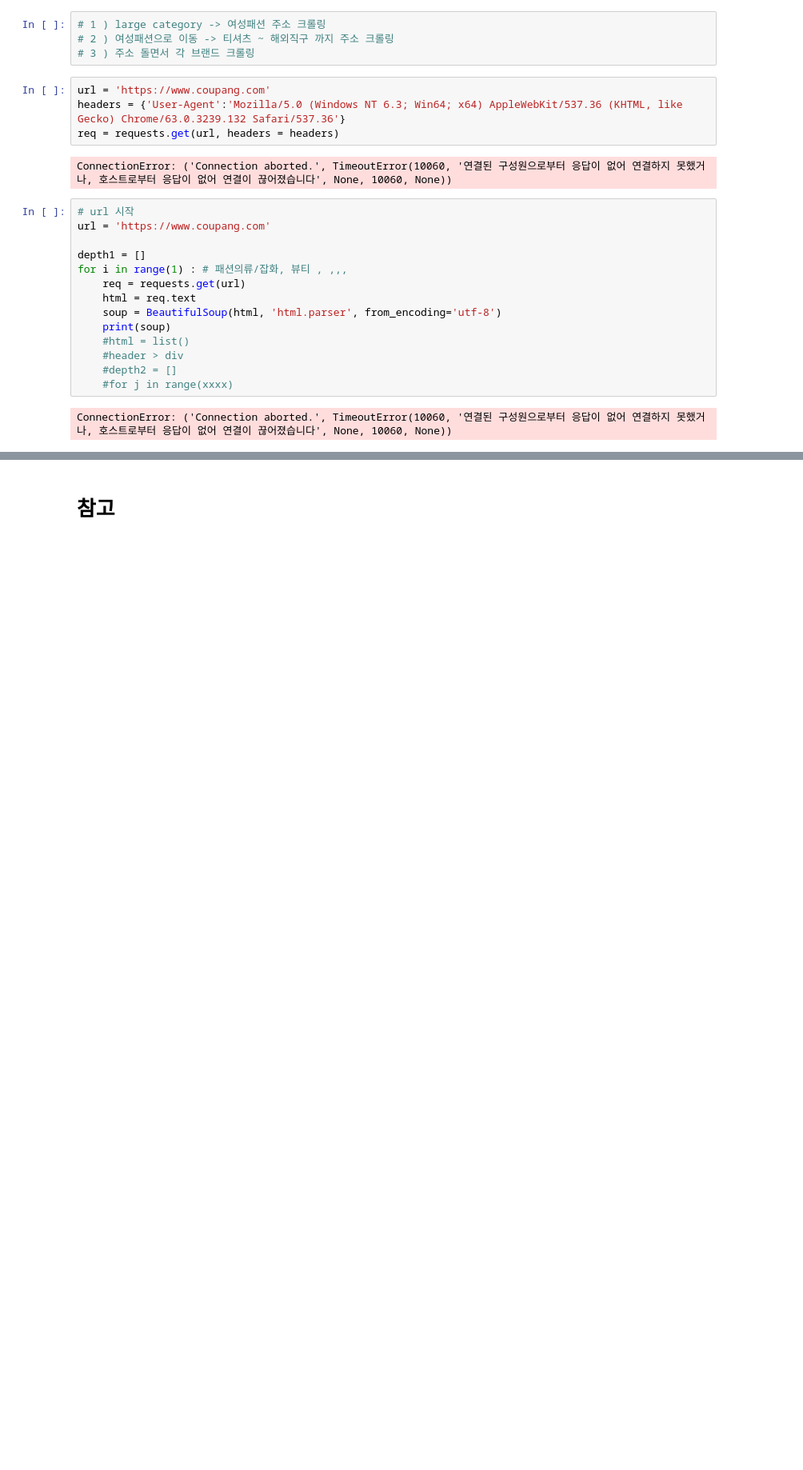
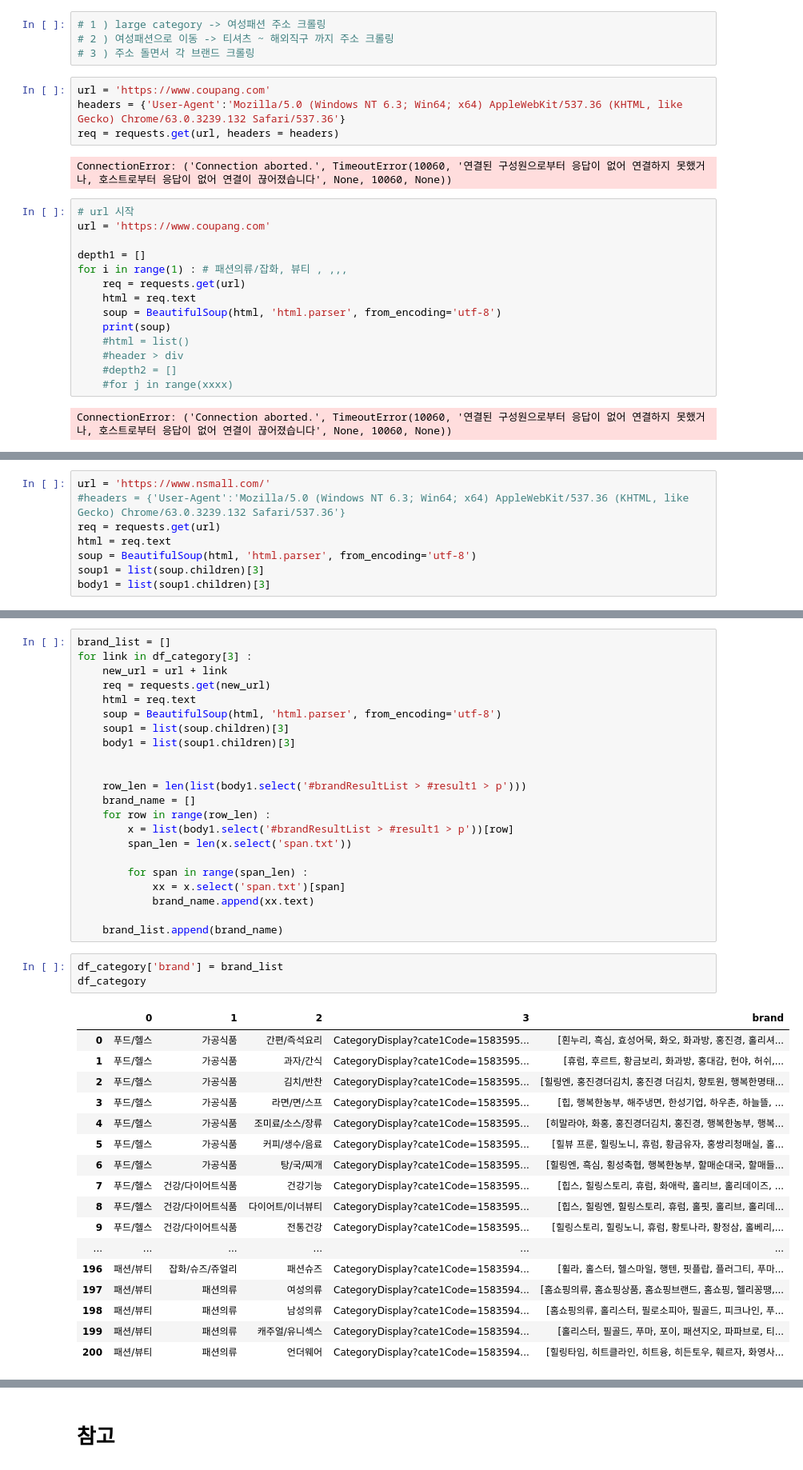
Before and after one commit to shp1204/WANPANMAN, a Jupyter notebook: crawling_.ipynb, the cells around one changed output, grey strips where cells are left out. Shown at 80% size. Cells and saved outputs as stored; diff of their text form; blank space fills up the shorter version.

```diff
--- a/crawling_.ipynb
+++ b/crawling_.ipynb
@@ -129,0 +132,8 @@ ConnectionError: ('Connection aborted.', TimeoutError(10060, '연결된 구성
+# %%
+url = 'https://www.nsmall.com/'
+#headers = {'User-Agent':'Mozilla/5.0 (Windows NT 6.3; Win64; x64) AppleWebKit/537.36 (KHTML, like Gecko) Chrome/63.0.3239.132 Safari/537.36'}
+req = requests.get(url)
+html = req.text
+soup = BeautifulSoup(html, 'html.parser', from_encoding='utf-8')
+soup1 = list(soup.children)[3]
+body1 = list(soup1.children)[3]
@@ -129,0 +182,43 @@ ConnectionError: ('Connection aborted.', TimeoutError(10060, '연결된 구성
+# %%
+brand_list = []
+for link in df_category[3] :
+    new_url = url + link
+    req = requests.get(new_url)
+    html = req.text
+    soup = BeautifulSoup(html, 'html.parser', from_encoding='utf-8')
+    soup1 = list(soup.children)[3]
+    body1 = list(soup1.children)[3]
+
+
+    row_len = len(list(body1.select('#brandResultList > #result1 > p')))
+    brand_name = []
+    for row in range(row_len) :
+        x = list(body1.select('#brandResultList > #result1 > p'))[row]
+        span_len = len(x.select('span.txt'))
+
+        for span in range(span_len) :
+            xx = x.select('span.txt')[span]
+            brand_name.append(xx.text)
+
+    brand_list.append(brand_name)
+# %%
+df_category['brand'] = brand_list
+df_category
+# %% [output]
+|  | 0 | 1 | 2 | 3 | brand |
+| 0 | 푸드/헬스 | 가공식품 | 간편/즉석요리 | CategoryDisplay?cate1Code=1583595... | [흰누리, 흑심, 효성어묵, 화오, 화과방, 홍진경, 홀리셔... |
+| 1 | 푸드/헬스 | 가공식품 | 과자/간식 | CategoryDisplay?cate1Code=1583595... | [휴럼, 후르트, 황금보리, 화과방, 홍대감, 헌야, 허쉬,... |
+| 2 | 푸드/헬스 | 가공식품 | 김치/반찬 | CategoryDisplay?cate1Code=1583595... | [힐링엔, 홍진경더김치, 홍진경 더김치, 향토원, 행복한명태... |
+| 3 | 푸드/헬스 | 가공식품 | 라면/면/스프 | CategoryDisplay?cate1Code=1583595... | [힙, 행복한농부, 해주냉면, 한성기업, 하우촌, 하늘뜰, ... |
+| 4 | 푸드/헬스 | 가공식품 | 조미료/소스/장류 | CategoryDisplay?cate1Code=1583595... | [히말라야, 화홍, 홍진경더김치, 홍진경, 행복한농부, 행복... |
+| 5 | 푸드/헬스 | 가공식품 | 커피/생수/음료 | CategoryDisplay?cate1Code=1583595... | [힐뷰 프룬, 힐링노니, 휴럼, 황금유자, 홍쌍리청매실, 홀... |
+| 6 | 푸드/헬스 | 가공식품 | 탕/국/찌개 | CategoryDisplay?cate1Code=1583595... | [힐링엔, 흑심, 횡성축협, 행복한농부, 할매순대국, 할매들... |
+| 7 | 푸드/헬스 | 건강/다이어트식품 | 건강기능 | CategoryDisplay?cate1Code=1583595... | [힙스, 힐링스토리, 휴럼, 화애락, 홀리브, 홀리데이즈, ... |
+| 8 | 푸드/헬스 | 건강/다이어트식품 | 다이어트/이너뷰티 | CategoryDisplay?cate1Code=1583595... | [힙스, 힐링엔, 힐링스토리, 휴럼, 홀핏, 홀리브, 홀리데... |
+| 9 | 푸드/헬스 | 건강/다이어트식품 | 전통건강 | CategoryDisplay?cate1Code=1583595... | [힐링스토리, 힐링노니, 휴럼, 황토나라, 황정삼, 홀베리,... |
+| ... | ... | ... | ... | ... | ... |
+| 196 | 패션/뷰티 | 잡화/슈즈/쥬얼리 | 패션슈즈 | CategoryDisplay?cate1Code=1583594... | [휠라, 홀스터, 헬스마일, 행텐, 핏플랍, 플러그티, 푸마... |
+| 197 | 패션/뷰티 | 패션의류 | 여성의류 | CategoryDisplay?cate1Code=1583594... | [홈쇼핑의류, 홈쇼핑상품, 홈쇼핑브랜드, 홈쇼핑, 헬리꽁땡,... |
+| 198 | 패션/뷰티 | 패션의류 | 남성의류 | CategoryDisplay?cate1Code=1583594... | [홈쇼핑의류, 홀리스터, 필로소피아, 필골드, 피크나인, 푸... |
+| 199 | 패션/뷰티 | 패션의류 | 캐주얼/유니섹스 | CategoryDisplay?cate1Code=1583594... | [홀리스터, 필골드, 푸마, 포이, 패션지오, 파파브로, 티... |
+| 200 | 패션/뷰티 | 패션의류 | 언더웨어 | CategoryDisplay?cate1Code=1583594... | [힐링타임, 히트클라인, 히트융, 히든토우, 훼르자, 화영사... |
```
Also changed, not shown: parts of 3 cells of this notebook, 1 other file.
